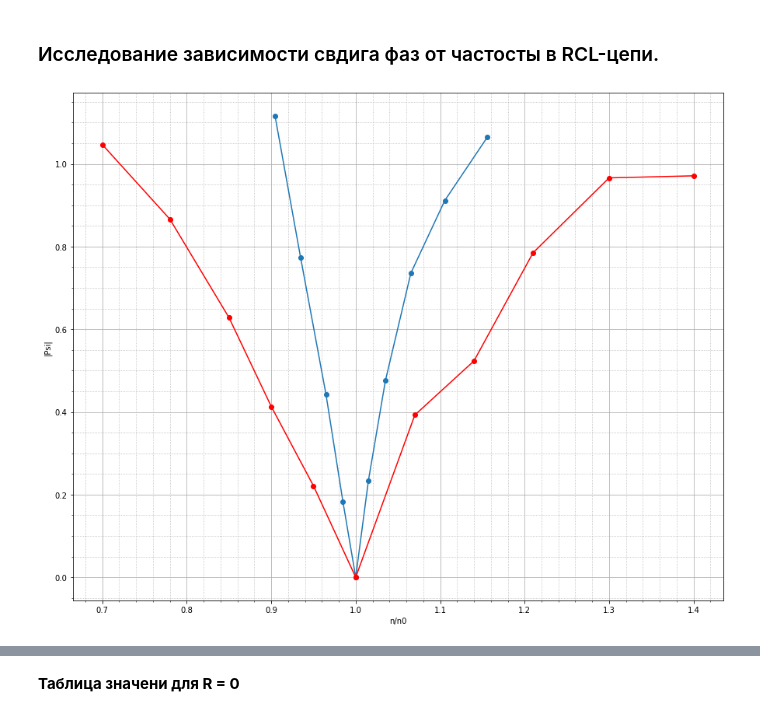
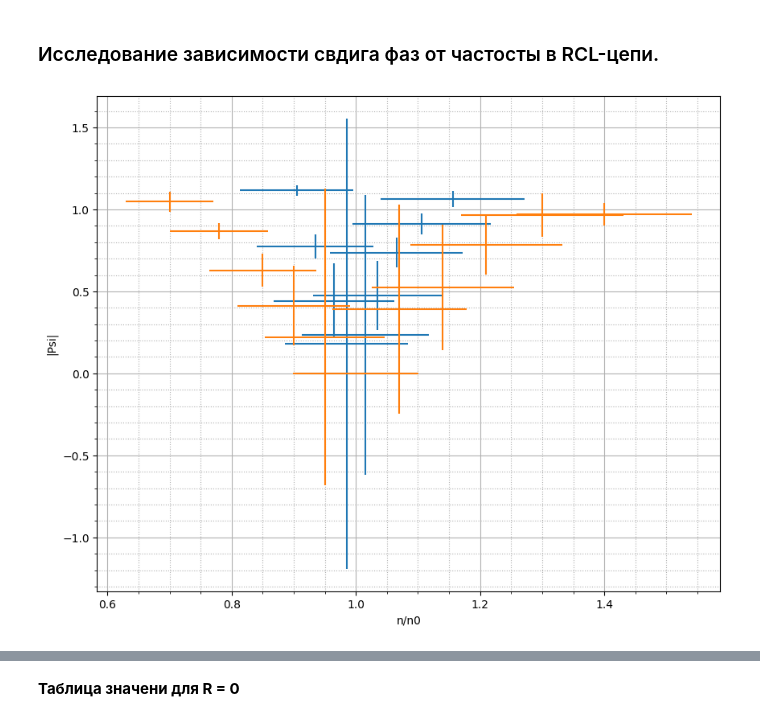
Before and after one commit to alexzhelyapov1/labs_mipt, a Jupyter notebook: 3.2.1/3.2.1.ipynb, the cells around one changed output, grey strips where cells are left out. Cells and saved outputs as stored; diff of their text form; code cells hidden in the pictures.

```diff
--- a/3.2.1/3.2.1.ipynb
+++ b/3.2.1/3.2.1.ipynb
@@ -256,7 +257,7 @@ df2
 ### Исследование зависимости свдига фаз от частосты в RCL-цепи.
 # %%
 df3 = pd.DataFrame()
-df3 = pd.DataFrame()
+df4 = pd.DataFrame()
 # %%
 def ctg(x):
     return 1 / math.tan(x)
@@ -282,40 +283,59 @@ x0_RLC = np.array(sort(x0_RLC))
 # Для R = 100 Ом
 n1_RLC = [1000, 1070, 1140, 1210, 1300, 1400, 950, 900, 850, 780, 700]
 n1_RLC = np.array(sort1(n1_RLC))
 # print(n1_RLC)
 x1_RLC = [0, 1, 1.25, 1.75, 2, 3.75, 1.25, 2.5, 4, 6, 4]
 x1_RLC = np.array(sort1(x1_RLC))
 x01_RLC = [17, 16, 15, 14, 13, 24.25, 35.5, 38, 40, 43.5, 24]
 x01_RLC = np.array(sort1(x01_RLC))
 # print (len(n1_RLC), len(x1_RLC), len(x01_RLC))
 
-fig, ax = plt.subplots(figsize = (15, 12))
+fig, ax = plt.subplots(figsize = (10, 8))
 
 ax.set_ylabel("|Psi|")
 ax.set_xlabel("n/n0")
 ax.minorticks_on()
 ax.grid(which = 'major')
 ax.grid(which = 'minor', linestyle = ':')
 
-n_n0 = n_RLC / n_RLC[4]
-ctg_pi_x_x0 = 2 * 3.14 * x_RLC / x0_RLC
-ax.plot(n_n0, ctg_pi_x_x0, '-o')
+n_n01 = n_RLC / n_RLC[4]
+ctg_pi_x_x01 = 2 * 3.14 * x_RLC / x0_RLC
+# ax.plot(n_n01, ctg_pi_x_x01, 'o')
 
 df3["nu, Гц"] = n_RLC
 df3["x_RLC, Om"] = x_RLC
 df3["x0_RLC, Om"] = x0_RLC
-df3["ctg_pi_x_x0"] = ctg_pi_x_x0
+df3["ctg_pi_x_x0"] = ctg_pi_x_x01
 
-n_n0 = n1_RLC / n1_RLC[5]
+n_n02 = n1_RLC / n1_RLC[5]
 # print(n_n0)
-ctg_pi_x_x0 = 2 * 3.14 * x1_RLC / x01_RLC
-ax.plot(n_n0, ctg_pi_x_x0, '-o', color='red')
+ctg_pi_x_x02 = 2 * 3.14 * x1_RLC / x01_RLC
+# ax.plot(n_n02, ctg_pi_x_x02, 'o', color='red')
 
 df4["nu, Гц"] = n1_RLC
 df4["x_RLC, Om"] = x1_RLC
 df4["x0_RLC, Om"] = x01_RLC
-df4["ctg_pi_x_x0"] = ctg_pi_x_x0
+df4["ctg_pi_x_x0"] = ctg_pi_x_x02
+
+df3["sigma(nu/n_0)"] = df3["nu, Гц"]/n_RLC[4] * np.sqrt((10/df3["nu, Гц"]) ** 2 + (10/1000))
+
+df3["sigma_ctg"] = df3["x0_RLC, Om"] / (2 * np.pi * df3["x_RLC, Om"]) * np.sqrt((0.25/df3["x_RLC, Om"]) ** 2
+                                                                                + (0.25/df3["x0_RLC, Om"]) ** 2)
+
+df3.replace([np.inf, -np.inf], np.nan, inplace=True)
+df3 = df3.fillna(0)
+
+df4["sigma(nu/n_0)"] = df4["nu, Гц"]/n_RLC[4] * np.sqrt((10/df4["nu, Гц"]) ** 2 + (10/1000))
+
+df4["sigma_ctg"] = df4["x0_RLC, Om"] / (2 * np.pi * df4["x_RLC, Om"]) * np.sqrt((0.25/df4["x_RLC, Om"]) ** 2
+                                                                                + (0.25/df4["x0_RLC, Om"]) ** 2)
+
+df4.replace([np.inf, -np.inf], np.nan, inplace=True)
+df4 = df4.fillna(0)
+
+ax.errorbar(n_n01, ctg_pi_x_x01, yerr = df3["sigma_ctg"], xerr = df3["sigma(nu/n_0)"], linestyle = '')
+ax.errorbar(n_n02, ctg_pi_x_x02, yerr = df4["sigma_ctg"], xerr = df4["sigma(nu/n_0)"], linestyle = '')
 
 plt.show()
 # %% [output]
-[figure, old version]
+[figure, new version]
```
Also changed, not shown: parts of 13 cells of this notebook, 1 other file.
